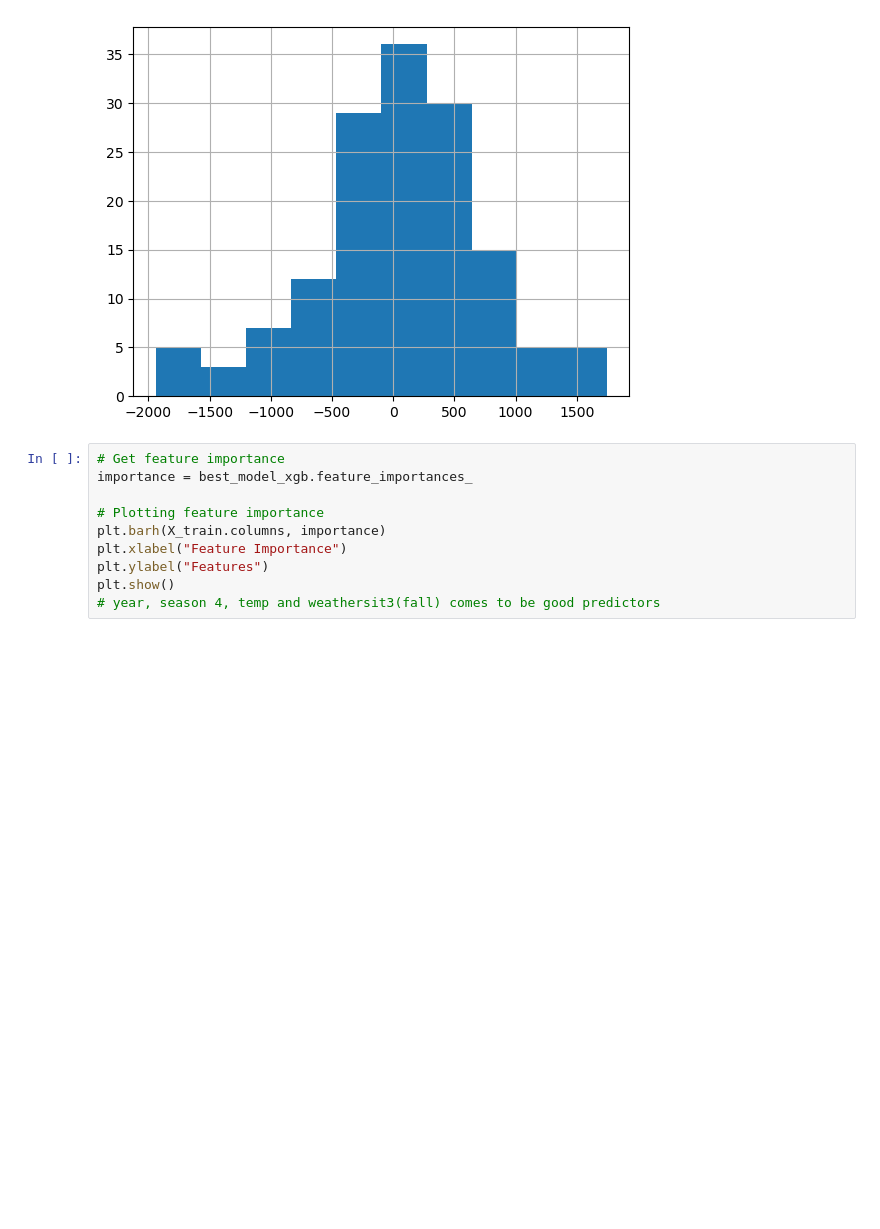
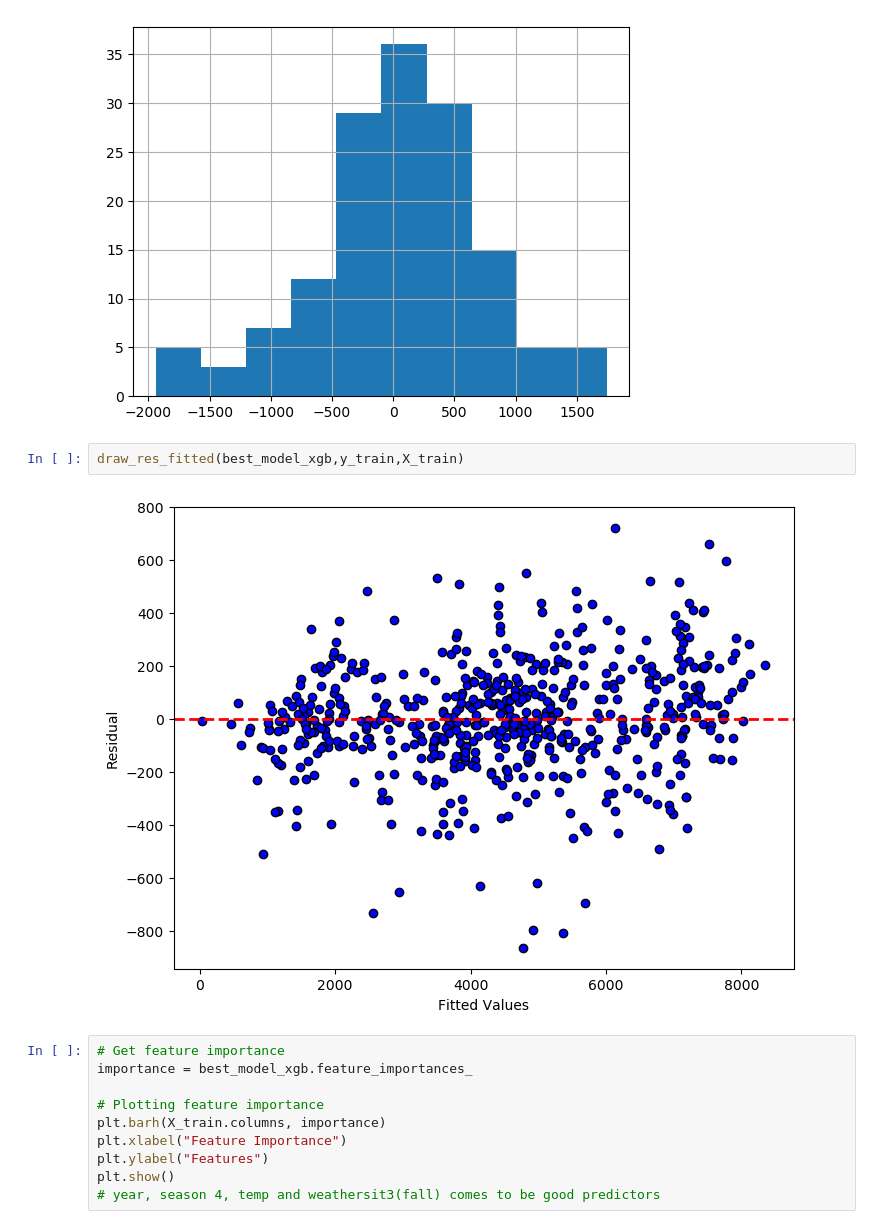
Before and after one commit to poojamahajan0712/Data-Science-Portfolio, a Jupyter notebook: Regression/Regression.ipynb, the cells around one changed output. Saved outputs shown, nothing was run; the diff lists cells and outputs as text; blank space fills up the shorter version.

```diff
--- a/Regression/Regression.ipynb
+++ b/Regression/Regression.ipynb
@@ -614,6 +637,10 @@ plt.plot([min(y_train), max(y_train)], [min(y_train), max(y_train)], 'r--', lw=2
 draw_res(best_model_xgb,y_test,X_test) ## range of errors reduced , although looks normally distributed.
 # %% [output]
 [figure]
+# %%
+draw_res_fitted(best_model_xgb,y_train,X_train)
+# %% [output]
+[figure, added]
 # %%
 # Get feature importance
 importance = best_model_xgb.feature_importances_
```
Also changed, not shown: parts of 12 cells of this notebook.
